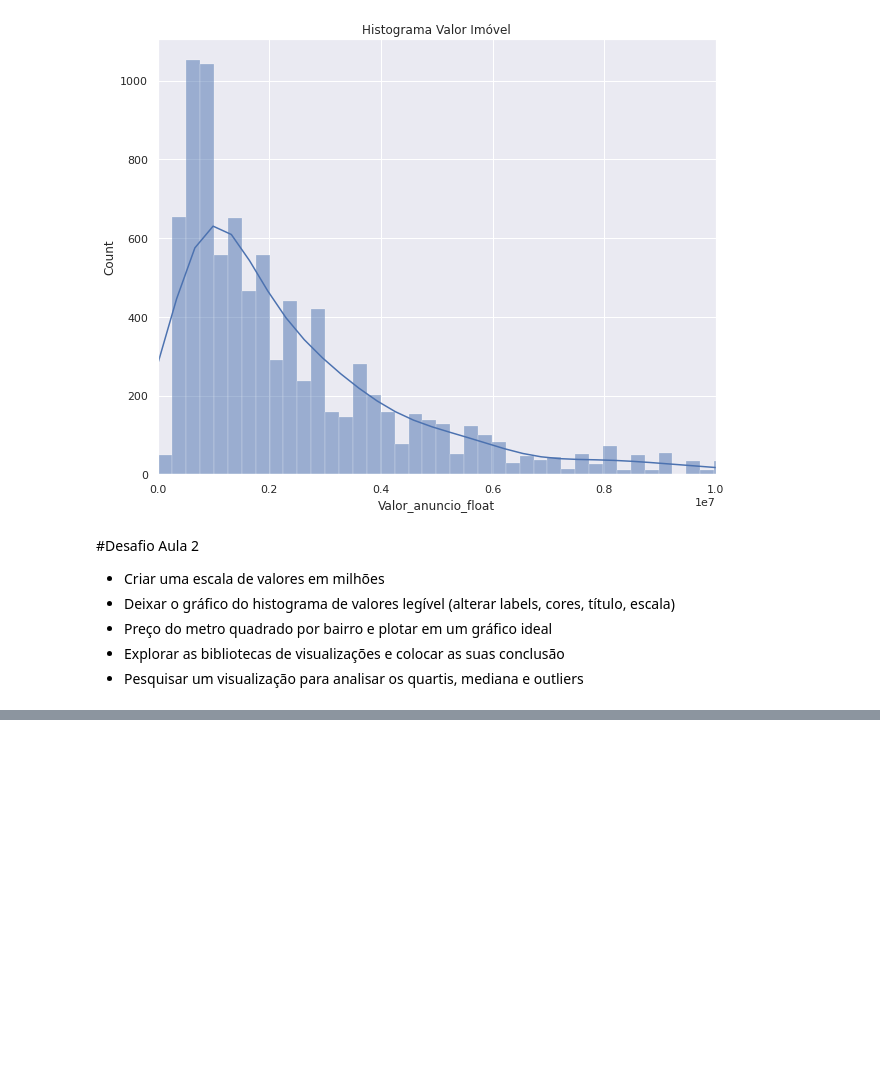
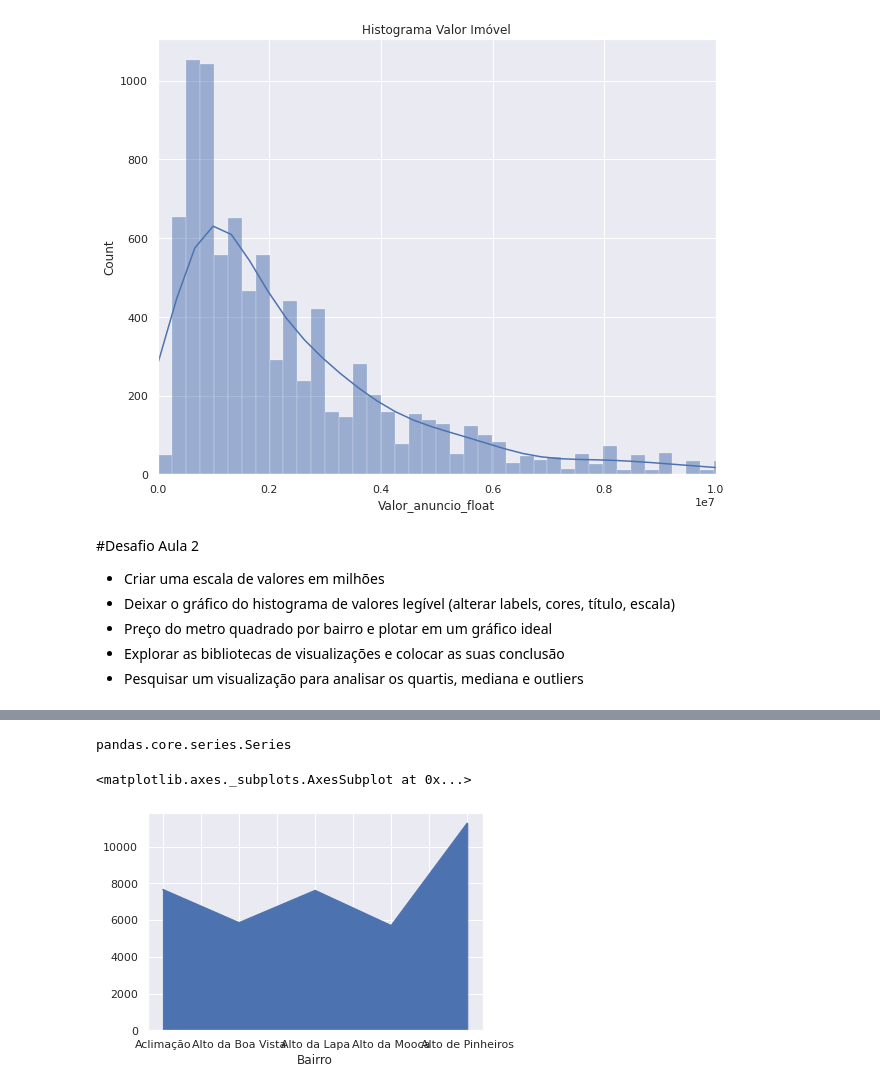
Before and after one commit to gynmidia/Imersao_dados_4, a Jupyter notebook: Imersao_dados_4_aula02_Grafico_Imoveis.ipynb, the cells around one changed output, grey strips where cells are left out. Drawn from its saved outputs; the diff is of its cells as text; code cells hidden in the pictures; blank space fills up the shorter version.

```diff
--- a/Imersao_dados_4_aula02_Grafico_Imoveis.ipynb
+++ b/Imersao_dados_4_aula02_Grafico_Imoveis.ipynb
@@ -367,0 +390,4 @@ plt.show()
+# %%
+dados_vendas["Preco_metro"] = dados_vendas.Valor_anuncio_float / dados_vendas.Metragem
+
+dados_vendas
@@ -367,0 +413,4 @@ plt.show()
+# %%
+preco_metro_bairro = dados_vendas.groupby("Bairro")["Preco_metro"].mean()
+preco_metro_bairro
+#Média do metro quadrado por Bairro
@@ -367,0 +431,9 @@ plt.show()
+# %%
+type(preco_metro_bairro)
+# %% [output]
+pandas.core.series.Series
+# %%
+preco_metro_bairro.head(5).plot.area()
+# %% [output]
+<matplotlib.axes._subplots.AxesSubplot at 0x...>
+[figure, added]
```
Also changed, not shown: parts of 10 cells of this notebook.
